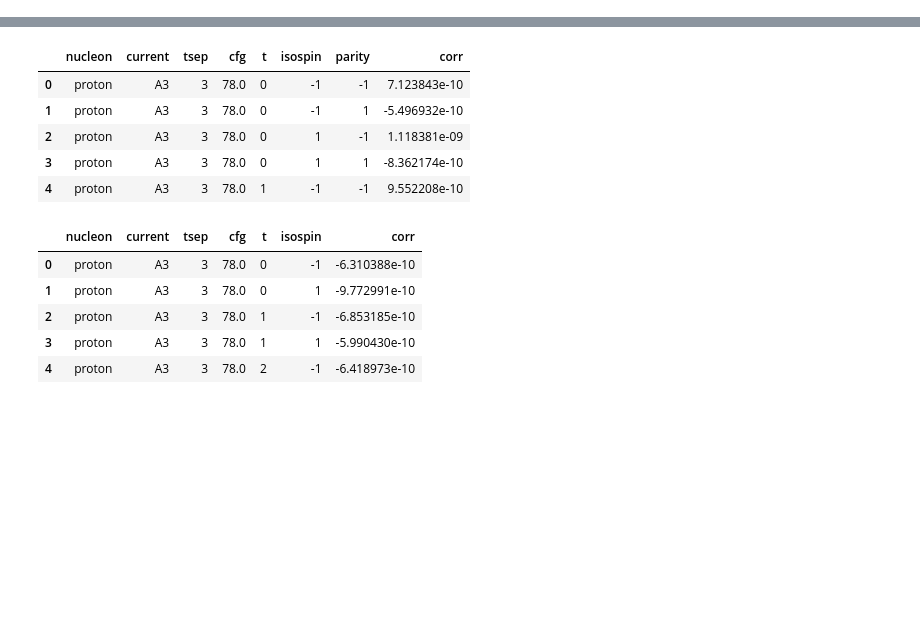
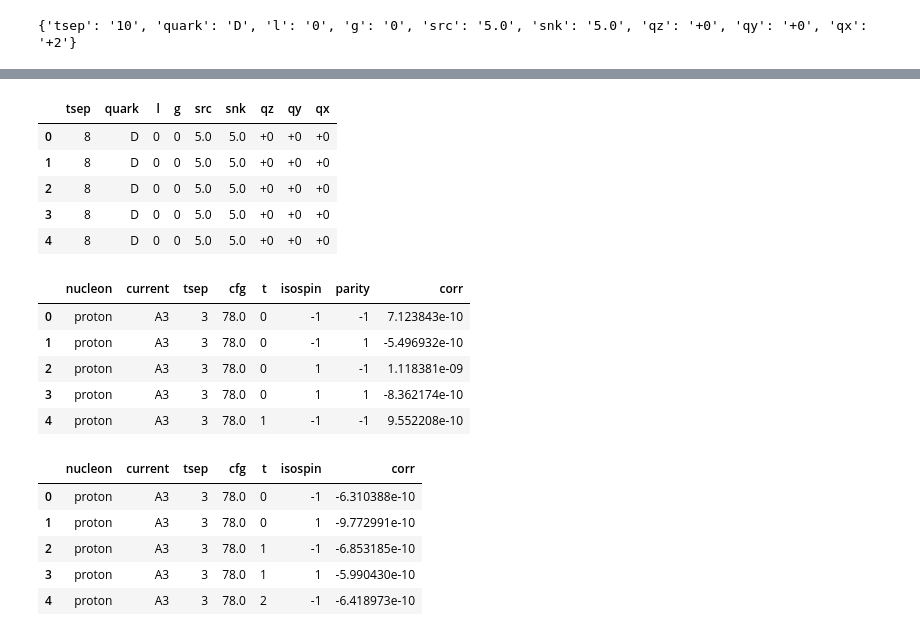
Before and after one commit to gb-lanl/c51_corr_analysis, a Jupyter notebook: src/fitter/lanl_data.ipynb, the cells around one changed output, grey strips where cells are left out. Saved outputs shown, nothing was run; the diff lists cells and outputs as text; code cells hidden in the pictures; blank space fills up the shorter version.

```diff
--- a/src/fitter/lanl_data.ipynb
+++ b/src/fitter/lanl_data.ipynb
@@ -28,7 +15,12 @@ def read_example_data(h5fname):
 # %%
-h5fname = '/home/gbradley/c51_corr_analysis/tests/data/a09m135_s_avg_srcs0-15.h5'
-# h5fname = '/home/gbradley/c51_corr_analysis/tests/data/C13/C13-b_4002.ama.h5'
+#h5fname = '/home/gbradley/c51_corr_analysis/tests/data/a09m135_s_avg_srcs0-15.h5'
+h5fname = '/home/gbradley/c51_corr_analysis/tests/data/C13/C13-b_4002.ama.h5'
+string = (
+    "3pt_tsep10/NUCL_D_MIXED_NONREL_l0_g0/src5.0_snk5.0/qz+0_qy+0_qx+2/C13.b_5682/AMA"
+)
 # %%
+
+
 patterns = [
     "3pt",
     "_tsep(?P<tsep>[0-9]|[0-9]+)",  # must match `_tsep` and stores the following numbers (any length)
@@ -43,16 +35,20 @@ patterns = [
     "_qx(?P<qx>[\+\-0-9]+)",
 
 ]
+for n in range(len(patterns)):
+    pattern = "".join(patterns[:n+1])
+    match = re.match(pattern, string)
+    if not match:
+        print(pattern)
+        break
+
+if match:
+    print(match.groupdict())
+# %% [output]
+{'tsep': '10', 'quark': 'D', 'l': '0', 'g': '0', 'src': '5.0', 'snk': '5.0', 'qz': '+0', 'qy': '+0', 'qx': '+2'}
-# %%
-
-pattern = "(?P<parity>proton|proton\_np)"
-pattern += "_(?P<isospin>DD|UU)"
-pattern += "_(?P<spin>dn_dn|up_up)"
-pattern += "_tsep_[\-]*(?P<tsep>[0-9]+)"
-pattern += ".*(?P<current>A3|V4).*cfgs\_srcs"
 # %%
-columns = ["nucleon", "current", "tsep", "cfg", "t", "isospin", "parity", "spin", "corr"]
-# columns = ["tsep", "quark", "l", "g", "src", "snk","qz","qy","qx"]
+#columns = ["nucleon", "current", "tsep", "cfg", "t", "isospin", "parity", "spin", "corr"]
+columns = ["tsep", "quark", "l", "g", "src", "snk","qz","qy","qx"]
 # %%
 data_frames = []
 
@@ -64,22 +60,35 @@ with h5py.File(h5fname, "r") as h5f:
         match = re.search(pattern, key)
         if match:
             info = match.groupdict()
+            # print(info)
 
-            nucleon_parity = info.pop("parity").split("_")
-            info["nucleon"] = nucleon_parity[0]
-            info["parity"] = -1 if len(nucleon_parity) == 2 else 1
+            # nucleon_parity = info.pop("parity").split("_")
+            g = info.pop("g").split("_")
+            # print(g)
+            info["g"] = g[0]
+            # info["nucleon"] = nucleon_parity[0]
+            # info["parity"] = -1 if len(nucleon_parity) == 2 else 1
 
-            isospin = info.pop("isospin")
-            info["isospin"] = 1 if isospin == "UU" else -1
+            # isospin = info.pop("isospin")
+            # info["isospin"] = 1 if isospin == "UU" else -1
 
-            current_key = key.replace("cfgs_srcs", "local_curr")
-            curr_dset = h5f[current_key]
+            # current_key = key.replace("cfgs_srcs", "local_curr")
+            curr_dset = h5f[key]
+            # print(curr_dset)
+            # print(curr_dset[0])
+            # print(curr_dset[0][0])
 
-            cfgs = dset[:, 0]
+            cfgs = dset[:]
+            # print(cfgs)
+            # print(cfgs[0])
             corr = (
-                curr_dset[()].real if info["current"] in ["V4"] else curr_dset[()].imag
+                curr_dset[:][0] if info["g"] in ["g1","g2","g4","g8"] else curr_dset[:][1]
             )
-            ts = range(corr.shape[-1])
+
+#             # print(corr)
+            ts = range(len(corr))
+#             # print(ts)
+#             # ts = range(corr.shape[-1])
 
             tmp_df = (
                 pd.DataFrame(index=cfgs, columns=ts, data=corr)
@@ -87,6 +96,7 @@ with h5py.File(h5fname, "r") as h5f:
                 .reset_index()
                 .rename(columns={"level_0": "t", "level_1": "cfg", 0: "corr"})
             )
+            # print(tmp_df)
             for key, val in info.items():
                 tmp_df[key] = val
             data_frames.append(tmp_df.astype({"tsep": int}))
@@ -97,5 +107,5 @@ df = pd.concat(
     data_frames,
     ignore_index=True,
 ).reindex(columns, axis=1).sort_values(columns).reset_index(drop=True)
-df.to_csv('out.csv')
+df.head()
 # %% [output]
@@ -103,3 +113,9 @@ df.to_csv('out.csv')
+|  | tsep | quark | l | g | src | snk | qz | qy | qx |
+| 0 | 8 | D | 0 | 0 | 5.0 | 5.0 | +0 | +0 | +0 |
+| 1 | 8 | D | 0 | 0 | 5.0 | 5.0 | +0 | +0 | +0 |
+| 2 | 8 | D | 0 | 0 | 5.0 | 5.0 | +0 | +0 | +0 |
+| 3 | 8 | D | 0 | 0 | 5.0 | 5.0 | +0 | +0 | +0 |
+| 4 | 8 | D | 0 | 0 | 5.0 | 5.0 | +0 | +0 | +0 |
 # %%
 spin_avg_df = df.groupby(
     ["nucleon", "current", "tsep", "cfg", "t", "isospin", "parity"], as_index=False
```
Also changed, not shown: parts of 6 cells of this notebook, 2 other files.
